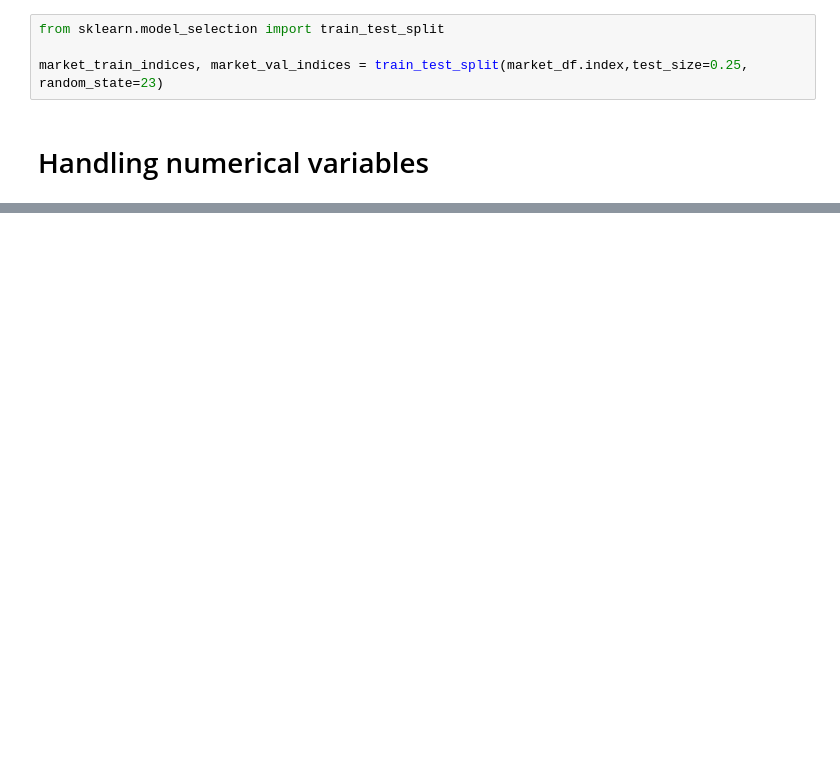
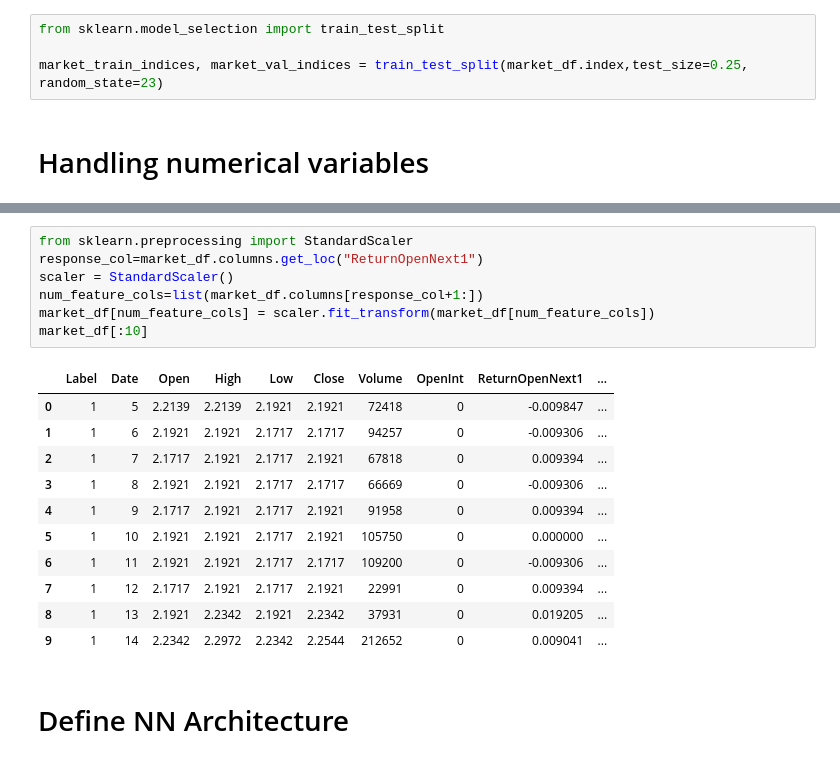
Before and after one commit to yenicelik/stock-embeddings, a Jupyter notebook: dl/DataLoader.ipynb, the cells around one changed output, grey strips where cells are left out. Drawn from its saved outputs; the diff is of its cells as text; blank space fills up the shorter version.

```diff
--- a/dl/DataLoader.ipynb
+++ b/dl/DataLoader.ipynb
@@ -154,0 +138,21 @@ market_train_indices, market_val_indices = train_test_split(market_df.index,test
+# %%
+from sklearn.preprocessing import StandardScaler
+response_col=market_df.columns.get_loc("ReturnOpenNext1")
+scaler = StandardScaler()
+num_feature_cols=list(market_df.columns[response_col+1:])
+market_df[num_feature_cols] = scaler.fit_transform(market_df[num_feature_cols])
+market_df[:10]
+# %% [output]
+|  | Label | Date | Open | High | Low | Close | Volume | OpenInt | ReturnOpenNext1 | ... |
+| 0 | 1 | 5 | 2.2139 | 2.2139 | 2.1921 | 2.1921 | 72418 | 0 | -0.009847 | ... |
+| 1 | 1 | 6 | 2.1921 | 2.1921 | 2.1717 | 2.1717 | 94257 | 0 | -0.009306 | ... |
+| 2 | 1 | 7 | 2.1717 | 2.1921 | 2.1717 | 2.1921 | 67818 | 0 | 0.009394 | ... |
+| 3 | 1 | 8 | 2.1921 | 2.1921 | 2.1717 | 2.1717 | 66669 | 0 | -0.009306 | ... |
+| 4 | 1 | 9 | 2.1717 | 2.1921 | 2.1717 | 2.1921 | 91958 | 0 | 0.009394 | ... |
+| 5 | 1 | 10 | 2.1921 | 2.1921 | 2.1717 | 2.1921 | 105750 | 0 | 0.000000 | ... |
+| 6 | 1 | 11 | 2.1921 | 2.1921 | 2.1717 | 2.1717 | 109200 | 0 | -0.009306 | ... |
+| 7 | 1 | 12 | 2.1717 | 2.1921 | 2.1717 | 2.1921 | 22991 | 0 | 0.009394 | ... |
+| 8 | 1 | 13 | 2.1921 | 2.2342 | 2.1921 | 2.2342 | 37931 | 0 | 0.019205 | ... |
+| 9 | 1 | 14 | 2.2342 | 2.2972 | 2.2342 | 2.2544 | 212652 | 0 | 0.009041 | ... |
+# %% [markdown]
+# Define NN Architecture
```
Also changed, not shown: parts of 26 cells of this notebook.
